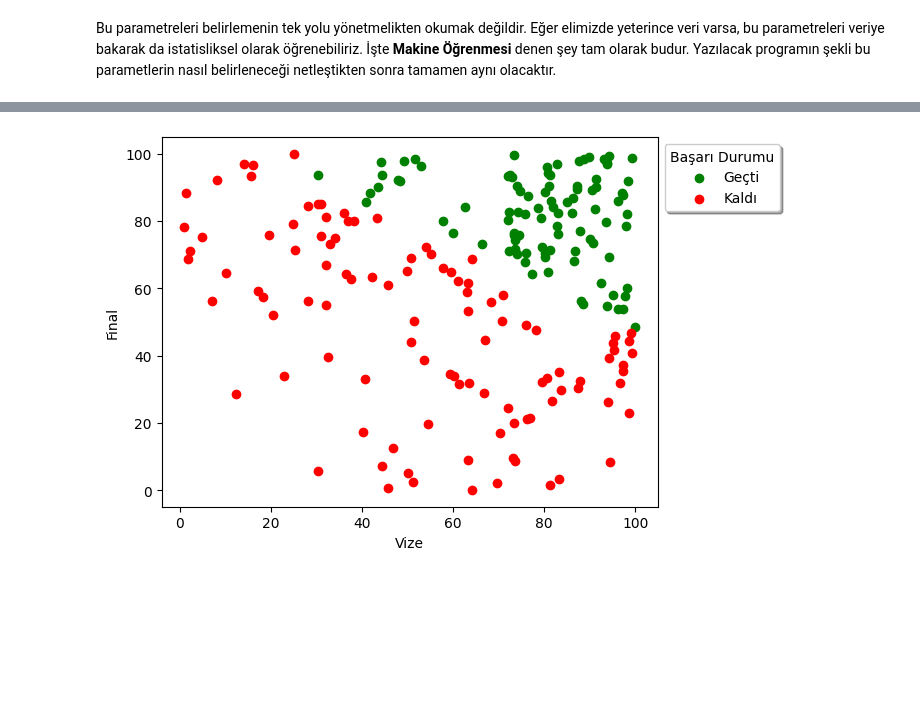
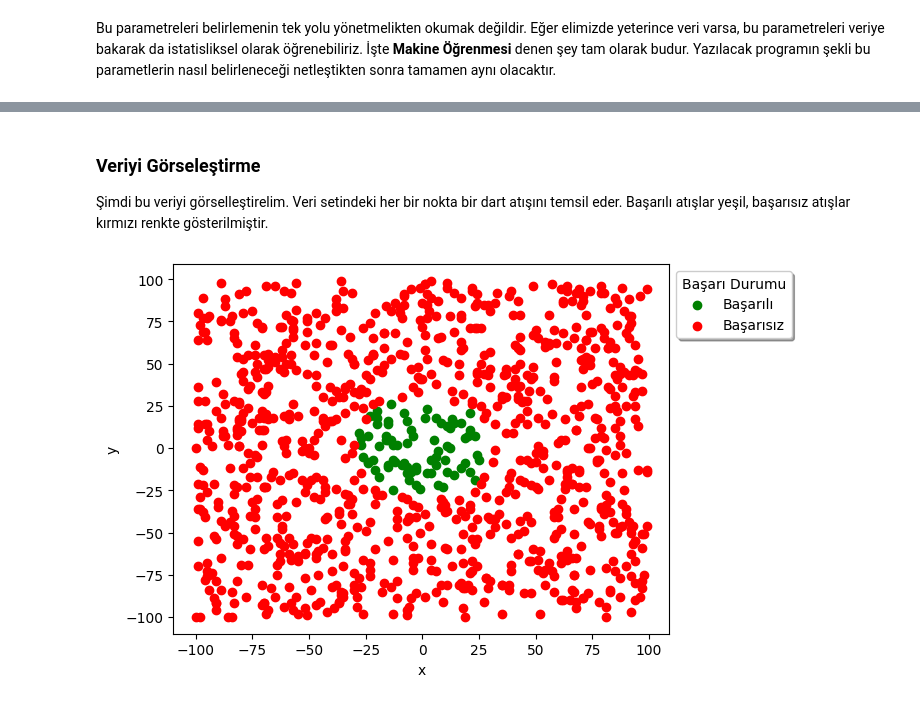
Before and after one commit to malibayram/doktora, a Jupyter notebook: deneme_tahtasi/basic_ml_copy.ipynb, the cells around one changed output, grey strips where cells are left out. Drawn from its saved outputs; the diff is of its cells as text; code cells hidden in the pictures; blank space fills up the shorter version.

```diff
--- a/deneme_tahtasi/basic_ml_copy.ipynb
+++ b/deneme_tahtasi/basic_ml_copy.ipynb
@@ -28,2 +20,4 @@ GECME_NOTU = 35
+# %%
+DART_TAHTASININ_YARI_CAPI = 30
 # %% [markdown]
 Bu parametreleri belirlemenin tek yolu yönetmelikten okumak değildir. Eğer elimizde yeterince veri varsa, bu parametreleri veriye bakarak da istatisliksel olarak öğrenebiliriz. İşte **Makine Öğrenmesi** denen şey tam olarak budur. Yazılacak programın şekli bu parametlerin nasıl belirleneceği netleştikten sonra tamamen aynı olacaktır.
@@ -100,0 +24,5 @@ Toplam kalan öğrenci: 2802 (28.02%)
+# %%
+import math as m
+def isabet_hesapla(x, y):
+    mesafe = m.sqrt(x**2 + y**2)
+    return mesafe <= DART_TAHTASININ_YARI_CAPI
@@ -100,0 +31,14 @@ Toplam kalan öğrenci: 2802 (28.02%)
+# %%
+import pandas as pd
+import numpy as np
+
+atislar = []
+
+for i in range(1000):
+    x = np.random.randint(-100, 100)
+    y = np.random.randint(-100, 100)
+    isabet = isabet_hesapla(x, y)
+    atislar.append({ 'x': x, 'y': y, 'isabet': isabet })
+
+atislar_df = pd.DataFrame(atislar)
+atislar_df.head()
@@ -101,25 +73,20 @@ Toplam kalan öğrenci: 2802 (28.02%)
+# %% [markdown]
+### Veriyi Görseleştirme
+
+Şimdi bu veriyi görselleştirelim. Veri setindeki her bir nokta bir dart atışını temsil eder. Başarılı atışlar yeşil, başarısız atışlar kırmızı renkte gösterilmiştir.
 # %%
 import matplotlib.pyplot as plt
 
-ornek = df.sample(200)
 
-# Başarılı olanlar
-basarili = ornek[ornek["Başarı Durumu"] == "Geçti"]
-plt.scatter(basarili["Vize"], basarili["Final"], color="green", label="Geçti")
+basarili = atislar_df[atislar_df["isabet"] == True]
+plt.scatter(basarili["x"], basarili["y"], color="green", label="Başarılı")
 
-# Başarısız olanlar
-basarisiz = ornek[ornek["Başarı Durumu"] == "Kaldı"]
-plt.scatter(basarisiz["Vize"], basarisiz["Final"], color="red", label="Kaldı")
+basarisiz = atislar_df[atislar_df["isabet"] == False]
+plt.scatter(basarisiz["x"], basarisiz["y"], color="red", label="Başarısız")
 
-plt.xlabel("Vize")
-plt.ylabel("Final")
-plt.legend(
-    title="Başarı Durumu",
-    loc="upper left",
-    bbox_to_anchor=(1, 1),
-    shadow=True,
-    ncol=1,
-)
+plt.xlabel("x")
+plt.ylabel("y")
+plt.legend(title="Başarı Durumu", loc="upper left", bbox_to_anchor=(1, 1), shadow=True, ncol=1)
 plt.show()
 # %% [output]
-[figure, old version]
+[figure, new version]
```
Also changed, not shown: parts of 23 cells of this notebook, 2 other files.
